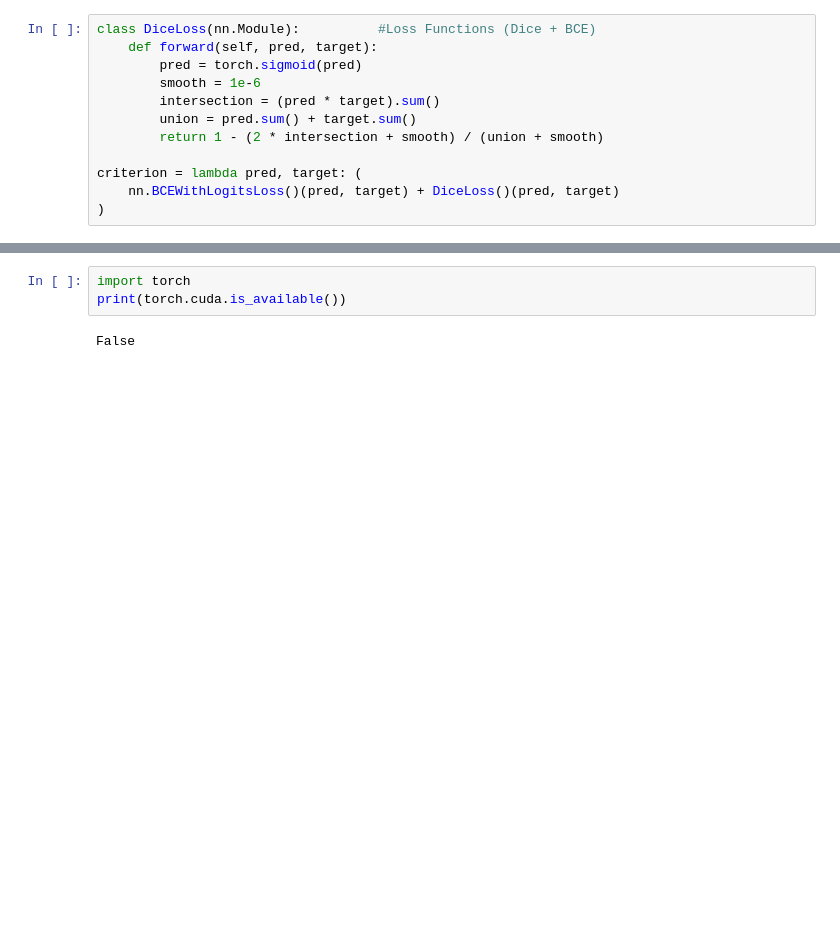
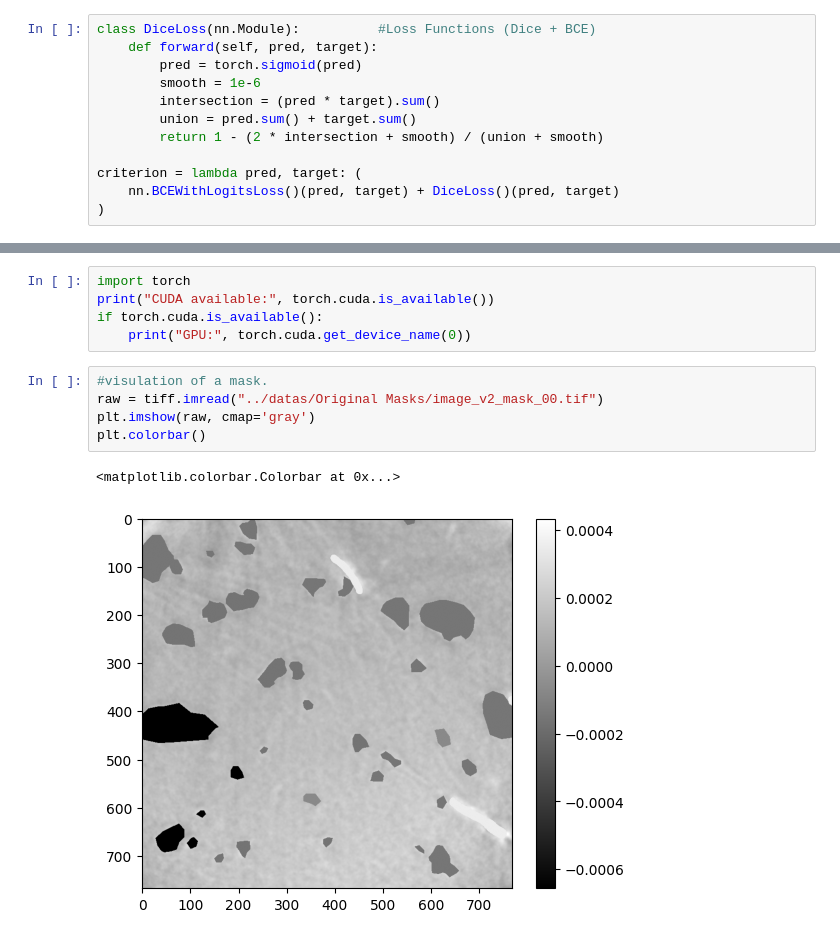
Before and after one commit to Syntoxikoo/Deep-learning-for-segmentation-of-micro-tomography-images, a Jupyter notebook: notebooks/train_unet_vit_hybrid.ipynb, the cells around one changed output, grey strips where cells are left out. Saved outputs shown, nothing was run; the diff lists cells and outputs as text; blank space fills up the shorter version.

```diff
--- a/notebooks/train_unet_vit_hybrid.ipynb
+++ b/notebooks/train_unet_vit_hybrid.ipynb
@@ -194,5 +282,13 @@ plt.show()
 # %%
 import torch
-print(torch.cuda.is_available())
+print("CUDA available:", torch.cuda.is_available())
+if torch.cuda.is_available():
+    print("GPU:", torch.cuda.get_device_name(0))
-# %% [output]
-False
+# %%
+#visulation of a mask.
+raw = tiff.imread("../datas/Original Masks/image_v2_mask_00.tif")
+plt.imshow(raw, cmap='gray')
+plt.colorbar()
+# %% [output]
+<matplotlib.colorbar.Colorbar at 0x...>
+[figure, added]
```
Also changed, not shown: parts of 8 cells of this notebook, 4 other files.
